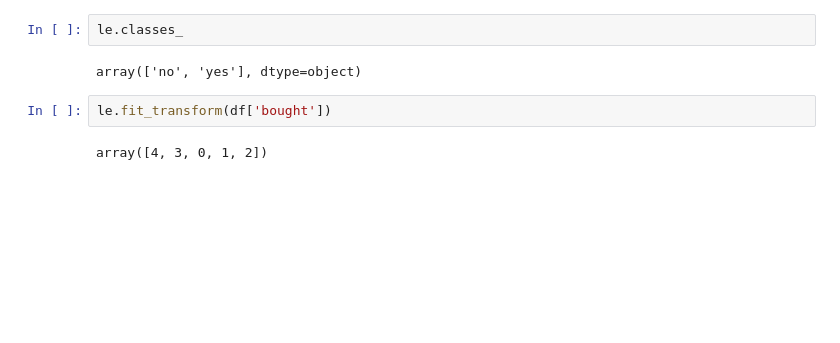
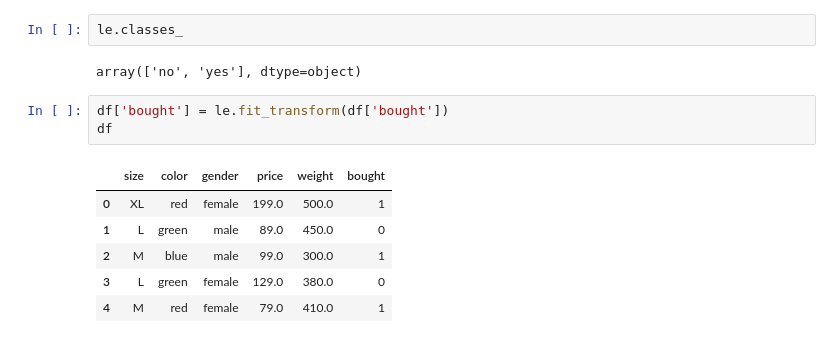
Before and after one commit to mjanczewski/ml-bootcamp, a Jupyter notebook: model_one.ipynb, the cells around one changed output. Saved outputs shown, nothing was run; the diff lists cells and outputs as text; blank space fills up the shorter version.

```diff
--- a/model_one.ipynb
+++ b/model_one.ipynb
@@ -123,6 +123,12 @@ le.classes_
 # %% [output]
 array(['no', 'yes'], dtype=object)
 # %%
-le.fit_transform(df['bought'])
+df['bought'] = le.fit_transform(df['bought'])
+df
 # %% [output]
-array([4, 3, 0, 1, 2])
+|  | size | color | gender | price | weight | bought |
+| 0 | XL | red | female | 199.0 | 500.0 | 1 |
+| 1 | L | green | male | 89.0 | 450.0 | 0 |
+| 2 | M | blue | male | 99.0 | 300.0 | 1 |
+| 3 | L | green | female | 129.0 | 380.0 | 0 |
+| 4 | M | red | female | 79.0 | 410.0 | 1 |
```
Also changed, not shown: parts of 5 cells of this notebook.
